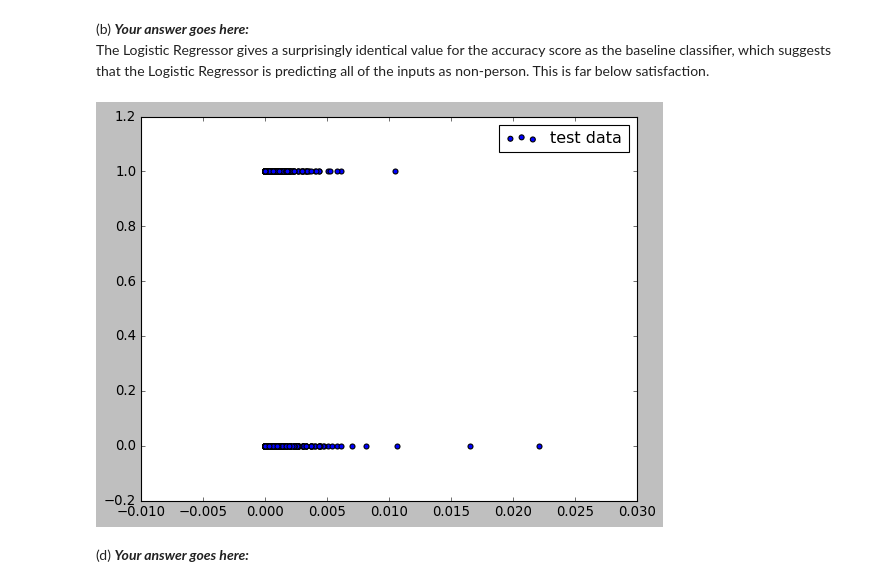
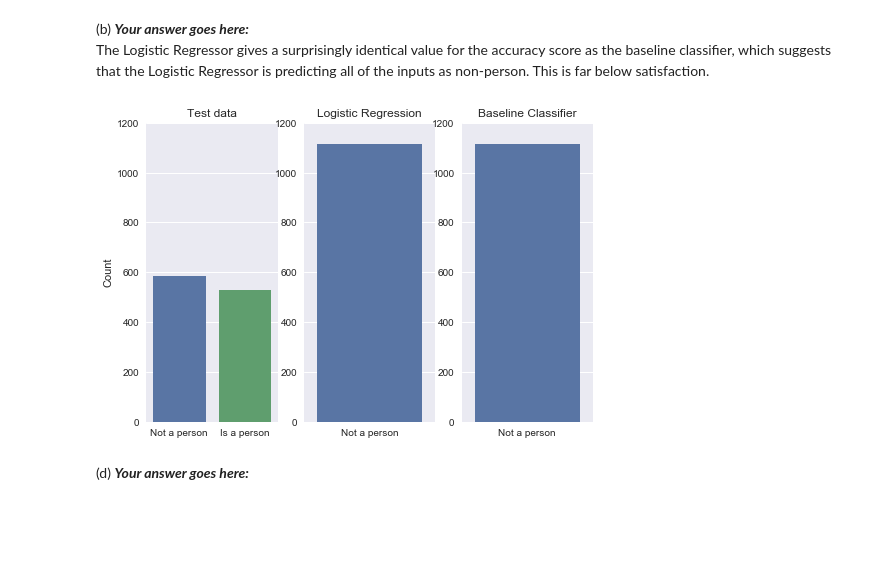
Before and after one commit to zhanshenlc/IAML2018, a Jupyter notebook: Assignments/03_A_ObjectRecognition.ipynb, the cells around one changed output. Saved outputs shown, nothing was run; the diff lists cells and outputs as text; code cells hidden in the pictures; blank space fills up the shorter version.

```diff
--- a/Assignments/03_A_ObjectRecognition.ipynb
+++ b/Assignments/03_A_ObjectRecognition.ipynb
@@ -348,23 +349,48 @@ Accuracy score on testing data: 0.5265049415992812
 # %%
 # (c) # Your Code goes here:
 # Instances of errors using baseline classifier
 # baseline_error_instances_index = np.where((np.array(y_test) == baseline_classifier(X_test)) == True)[0]
 baseline_error_instances_index = y_test.loc[y_test == baseline_classifier(X_test)]
 baseline_error_instances = X_test.iloc[baseline_error_instances_index]
 
 # Instances of errors using Logistic Regression
 lr_error_instances_index = y_test.loc[y_test == lr.predict(X_test)]
 lr_error_instances = X_test.iloc[lr_error_instances_index]
 
-plt.style.use('classic')
-plt3 = plt.subplot()
-plt3.scatter(x=X_test['dim2'], y=y_test, label='test data')
-#plt3.plot(X_test['dim2'], 1 / (1 + math.exp(-(X_test['dim2'] * lr.coef_[0][1] + lr.intercept_))), color='red', lw=1, label='regression line')
-#plt3.plot(X_test, np.repeat(baseline_price, X_test.shape[0]), color='green', marker='4', lw=1, label='baseline line')
-plt.legend()
+fig1 = plt.figure()
+plt.style.use("seaborn")
+
+# Test data
+plt.subplot(131)
+plt3 = sns.countplot(x=y_test)
+plt3.set_title("Test data")
+plt3.set_ylim([0, 1200])
+plt3.set_xlabel("")
+plt3.set_ylabel("Count")
+plt3.set_xticklabels(['Not a person', 'Is a person'])
+
+# Logistic Regression Prediction
+plt.subplot(132)
+plt4 = sns.countplot(x=lr.predict(X_test))
+plt4.set_title("Logistic Regression")
+plt4.set_ylim([0, 1200])
+plt4.set_xlabel("")
+plt4.set_ylabel("")
+plt4.set_xticklabels(['Not a person', 'Is a person'])
+
+# Baseline Classifier Prediction
+plt.subplot(133)
+plt5 = sns.countplot(x=lr.predict(X_test))
+plt5.set_title("Baseline Classifier")
+plt5.set_ylim([0, 1200])
+plt5.set_xlabel("")
+plt5.set_ylabel("")
+plt5.set_xticklabels(['Not a person', 'Is a person'])
+
+fig.tight_layout()
 plt.show()
 # %% [output]
-[figure, old version]
+[figure, new version]
 # %% [markdown]
 (d) ***Your answer goes here:***
 # %% [markdown]
```
Also changed, not shown: parts of 4 cells of this notebook.
